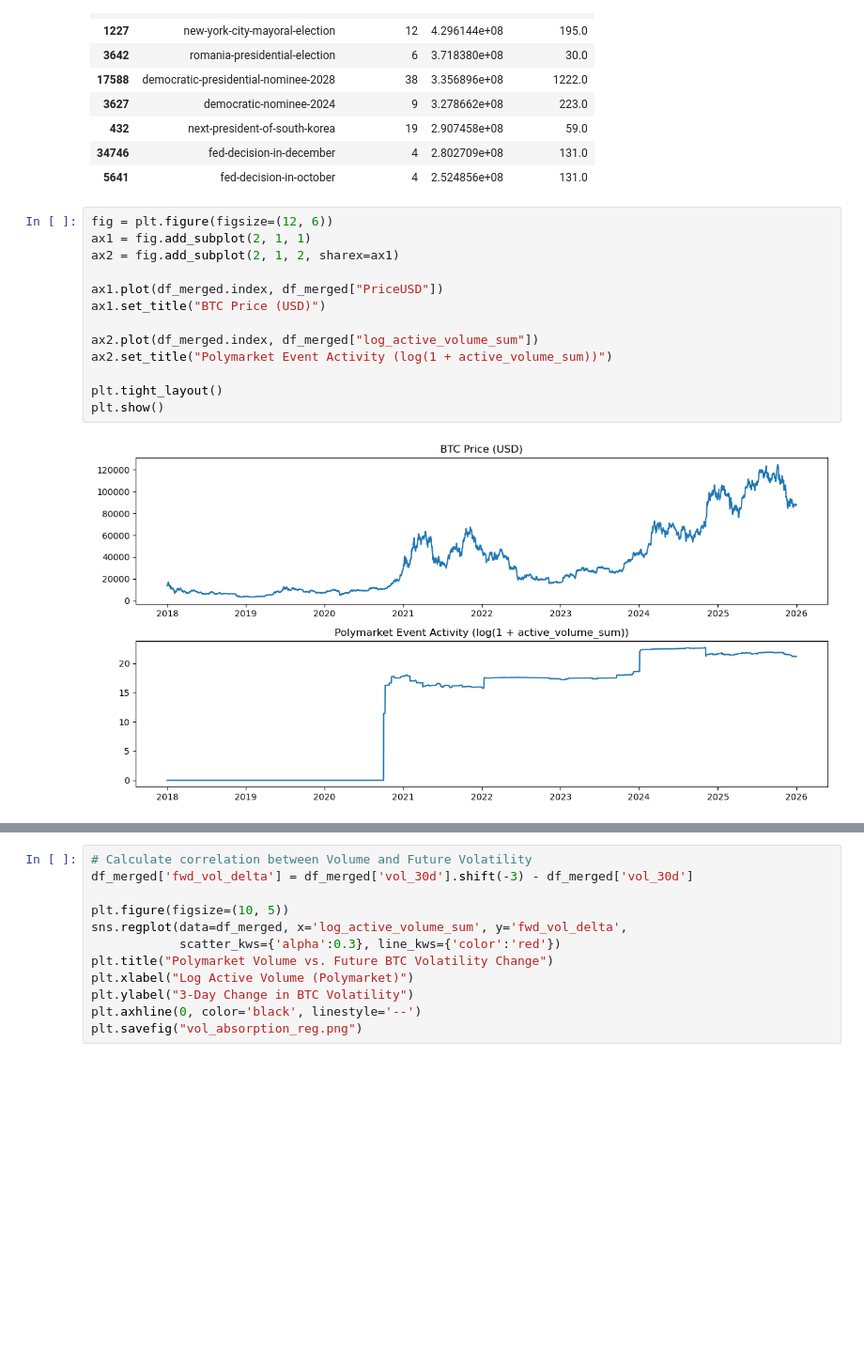
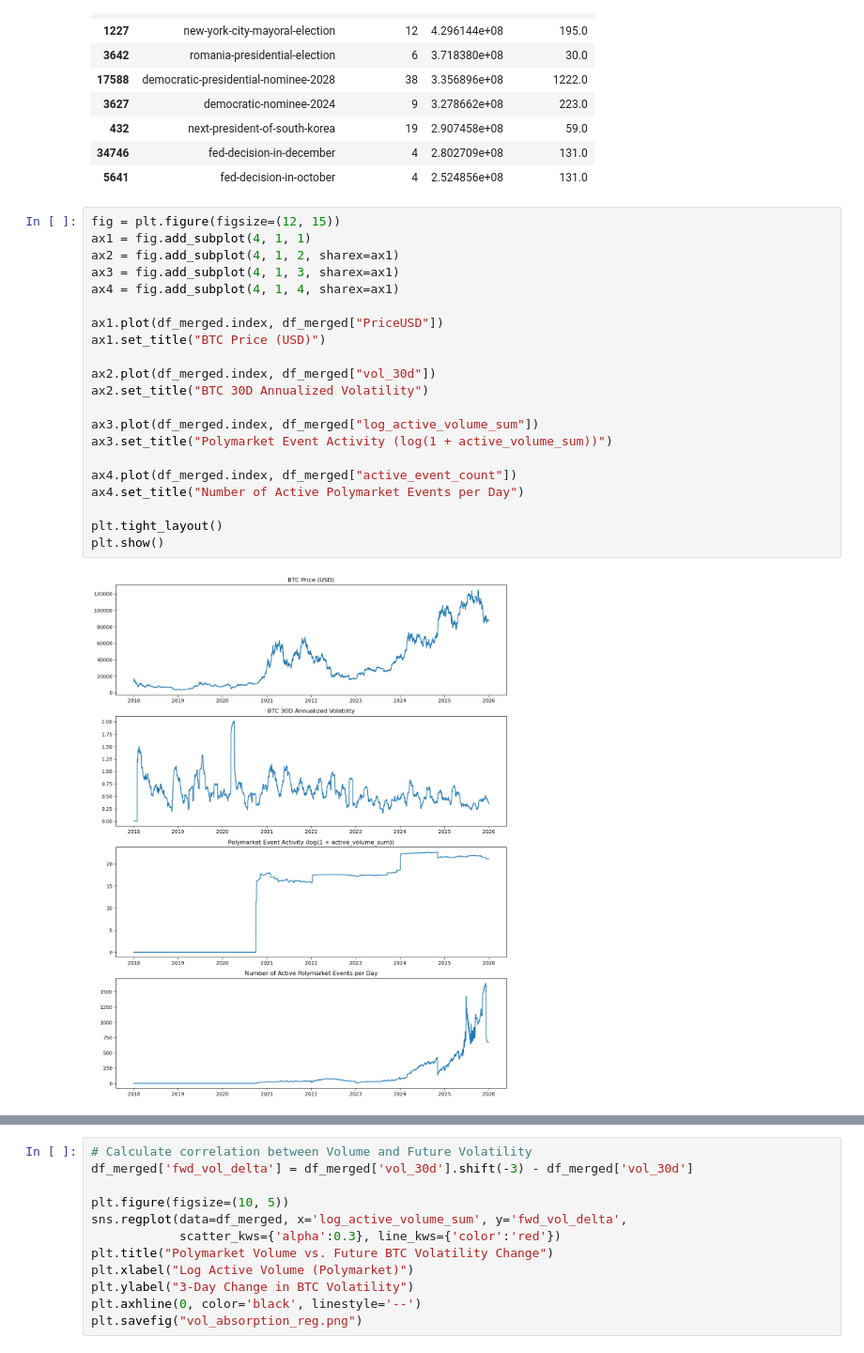
Before and after one commit to shuangvely/bitcoin-analytics-capstone-sp26-team08, a Jupyter notebook: eda/EDA.ipynb, the cells around one changed output, grey strips where cells are left out. Shown at 94% size. Saved outputs shown, nothing was run; the diff lists cells and outputs as text; blank space fills up the shorter version.

```diff
--- a/eda/EDA.ipynb
+++ b/eda/EDA.ipynb
@@ -1083,17 +1142,25 @@ top_events[["event_slug","market_count","total_volume","duration_days"]]
 | 34746 | fed-decision-in-december | 4 | 2.802709e+08 | 131.0 |
 | 5641 | fed-decision-in-october | 4 | 2.524856e+08 | 131.0 |
 # %%
-fig = plt.figure(figsize=(12, 6))
-ax1 = fig.add_subplot(2, 1, 1)
-ax2 = fig.add_subplot(2, 1, 2, sharex=ax1)
+fig = plt.figure(figsize=(12, 15))
+ax1 = fig.add_subplot(4, 1, 1)
+ax2 = fig.add_subplot(4, 1, 2, sharex=ax1)
+ax3 = fig.add_subplot(4, 1, 3, sharex=ax1)
+ax4 = fig.add_subplot(4, 1, 4, sharex=ax1)
 
 ax1.plot(df_merged.index, df_merged["PriceUSD"])
 ax1.set_title("BTC Price (USD)")
 
-ax2.plot(df_merged.index, df_merged["log_active_volume_sum"])
-ax2.set_title("Polymarket Event Activity (log(1 + active_volume_sum))")
+ax2.plot(df_merged.index, df_merged["vol_30d"])
+ax2.set_title("BTC 30D Annualized Volatility")
+
+ax3.plot(df_merged.index, df_merged["log_active_volume_sum"])
+ax3.set_title("Polymarket Event Activity (log(1 + active_volume_sum))")
+
+ax4.plot(df_merged.index, df_merged["active_event_count"])
+ax4.set_title("Number of Active Polymarket Events per Day")
 
 plt.tight_layout()
 plt.show()
 # %% [output]
-[figure, old version]
+[figure, new version]
```
Also changed, not shown: parts of 44 cells of this notebook, 1 other file.
